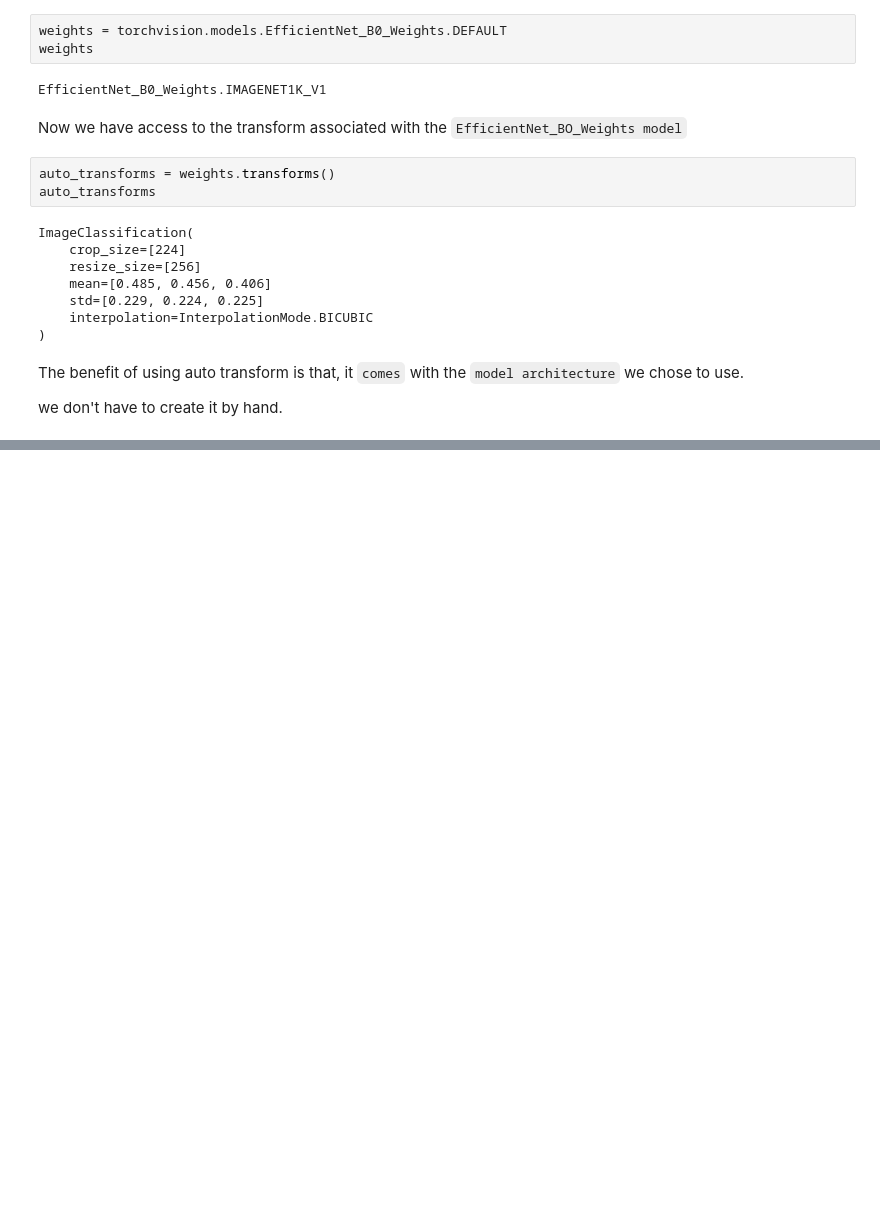
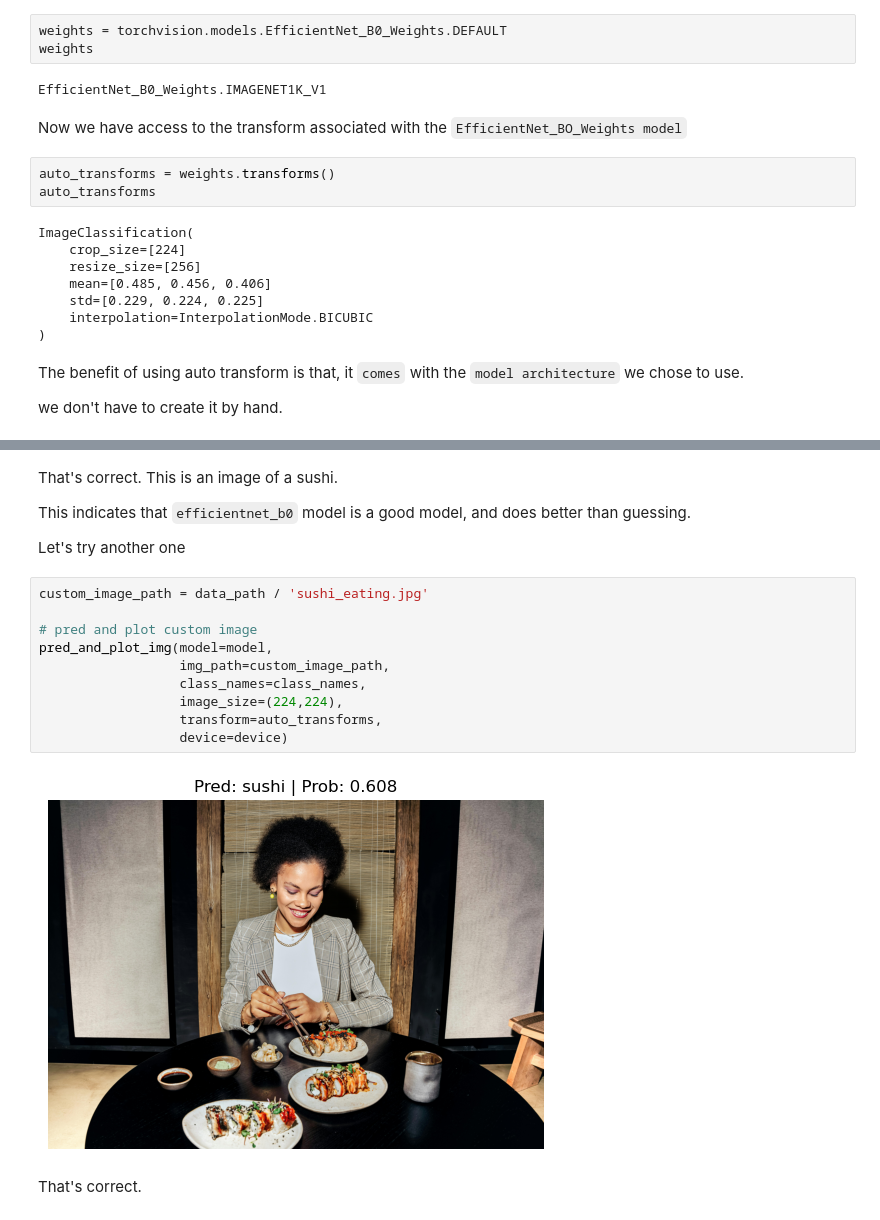
Before and after one commit to maheshsunuwar/deep-learning-pytorch, a Jupyter notebook: 06. PyTorch Transfer Learning/06_pytorch_transfer_learning.ipynb, the cells around one changed output, grey strips where cells are left out. Drawn from its saved outputs; the diff is of its cells as text; blank space fills up the shorter version.

```diff
--- a/06. PyTorch Transfer Learning/06_pytorch_transfer_learning.ipynb
+++ b/06. PyTorch Transfer Learning/06_pytorch_transfer_learning.ipynb
@@ -197,0 +627,20 @@ we don't have to create it by hand.
+# %% [markdown]
+That's correct. This is an image of a sushi.
+
+This indicates that `efficientnet_b0` model is a good model, and does better than guessing.
+
+Let's try another one
+# %%
+custom_image_path = data_path / 'sushi_eating.jpg'
+
+# pred and plot custom image
+pred_and_plot_img(model=model,
+                  img_path=custom_image_path,
+                  class_names=class_names,
+                  image_size=(224,224),
+                  transform=auto_transforms,
+                  device=device)
+# %% [output]
+[figure, added]
+# %% [markdown]
+That's correct.
```
Also changed, not shown: parts of 37 cells of this notebook, 16 other files.
